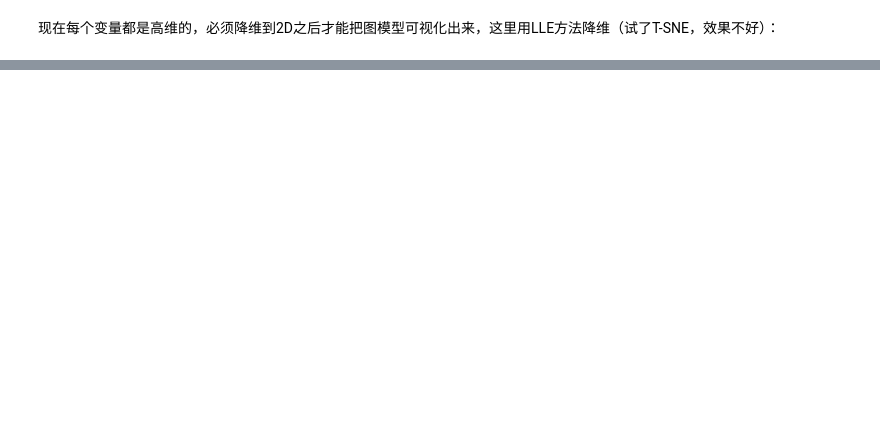
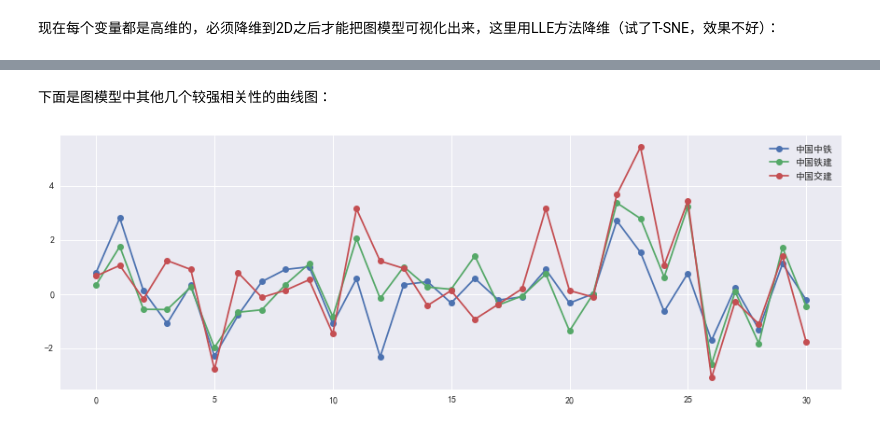
Before and after one commit to loveisp/stock_pynb, a Jupyter notebook: 上证50成份股的图模型分析.ipynb, the cells around one changed output, grey strips where cells are left out. Drawn from its saved outputs; the diff is of its cells as text; code cells hidden in the pictures; blank space fills up the shorter version.

```diff
--- a/上证50成份股的图模型分析.ipynb
+++ b/上证50成份股的图模型分析.ipynb
@@ -177,0 +220,16 @@ plt.show()
+# %% [markdown]
+下面是图模型中其他几个较强相关性的曲线图：
+# %%
+fig, ax = plt.subplots(1, 1, figsize=(15, 5))
+name = '中国中铁'
+stock = get_stock_by_name(name)
+plt.plot(range(len(stock)), stock.values, 'o-', label=name)
+name = '中国铁建'
+stock = get_stock_by_name(name)
+plt.plot(range(len(stock)), stock.values, 'o-', label=name)
+name = '中国交建'
+stock = get_stock_by_name(name)
+plt.plot(range(len(stock)), stock.values, 'o-', label=name)
+plt.legend();
+# %% [output]
+[figure, added]
```
Also changed, not shown: parts of 28 cells of this notebook.
